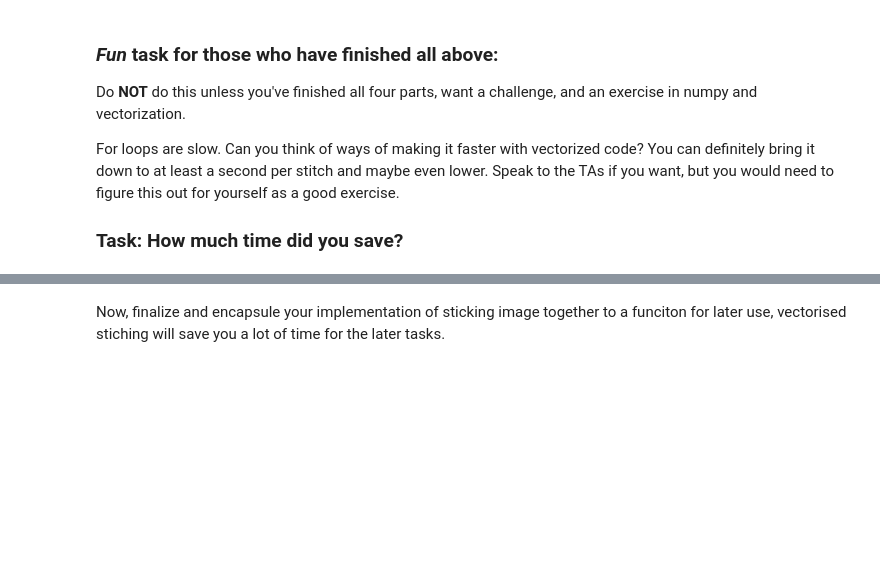
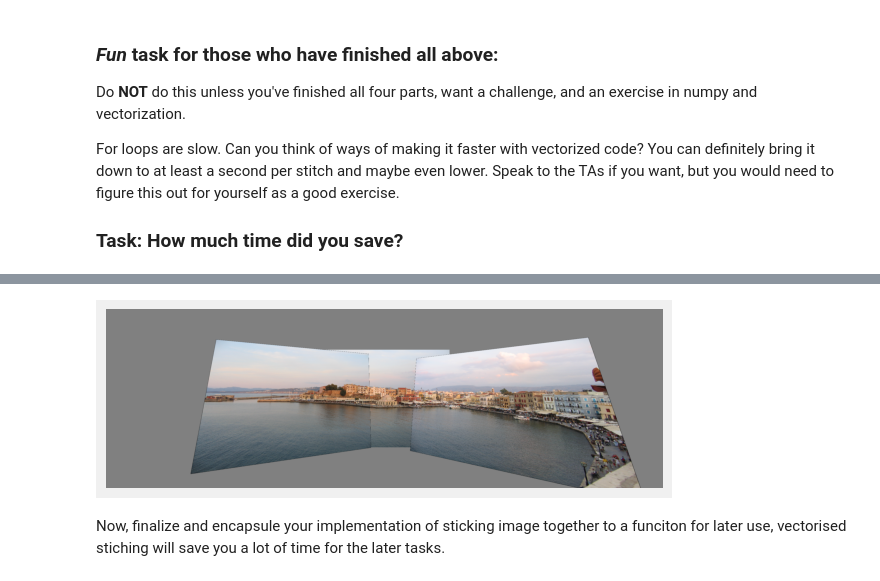
Before and after one commit to KasLoot/CV_and_Sensing, a Jupyter notebook: labs/Lab3.ipynb, the cells around one changed output, grey strips where cells are left out. Drawn from its saved outputs; the diff is of its cells as text; code cells hidden in the pictures; blank space fills up the shorter version.

```diff
--- a/labs/Lab3.ipynb
+++ b/labs/Lab3.ipynb
@@ -771,0 +861,23 @@ Stitching image 3 to image 1 took: 0.69s
+# %%
+startTime = time.perf_counter()
+
+output_img2 = output_img.copy()
+
+M = calcBestHomography(pts1b, pts3)
+
+Minv = np.linalg.inv(M)
+
+h, w = im1.shape[:2]
+
+warped_im3 = cv2.warpPerspective(im3, Minv, (w, h))
+
+mask = np.any(warped_im3 != 0, axis=2)
+
+output_img2[mask] = warped_im3[mask]
+
+print("Stitching took {:.5f}s".format(time.perf_counter() - startTime))
+
+plt.imshow(output_img2)
+plt.axis('off')
+plt.show()
+# %% [output]
@@ -772,3 +885,4 @@ Stitching image 3 to image 1 took: 0.69s
+[figure, added]
 # %% [markdown]
 Now, finalize and encapsule your implementation of sticking image together to a funciton for later use, vectorised stiching will save you a lot of time for the later tasks.
 # %%
```
Also changed, not shown: parts of 18 cells of this notebook, 9 other files.
